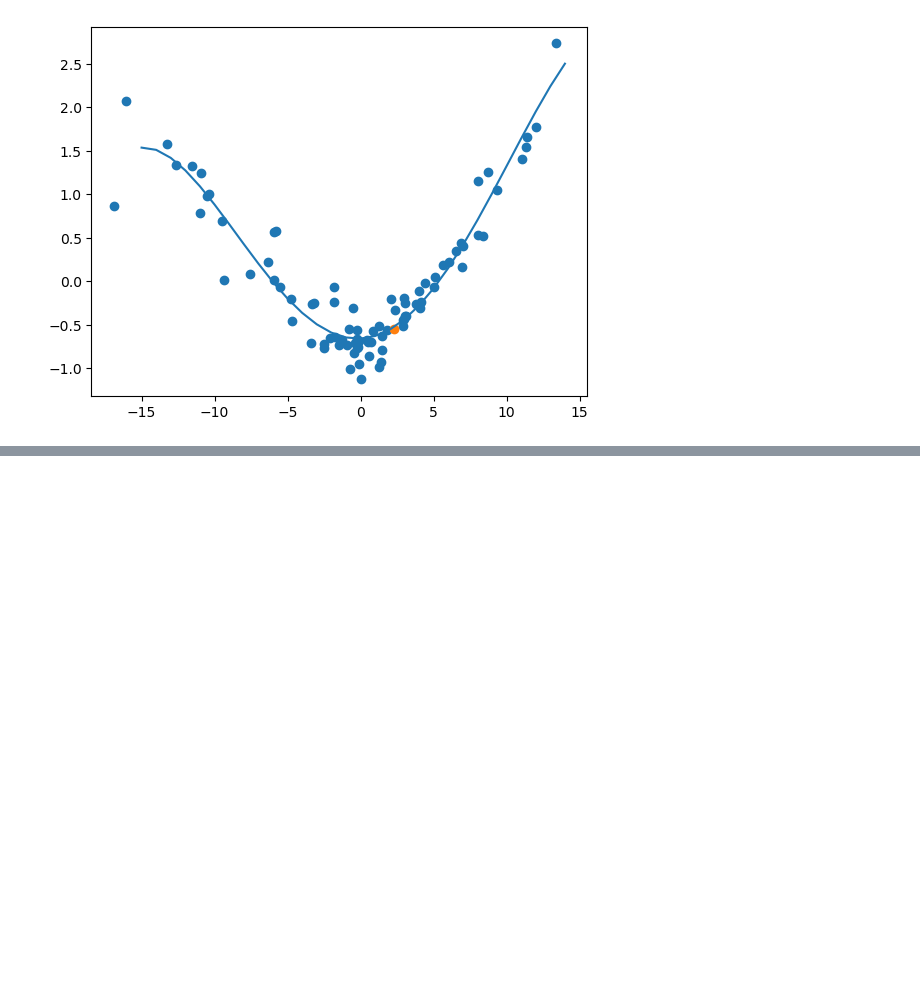
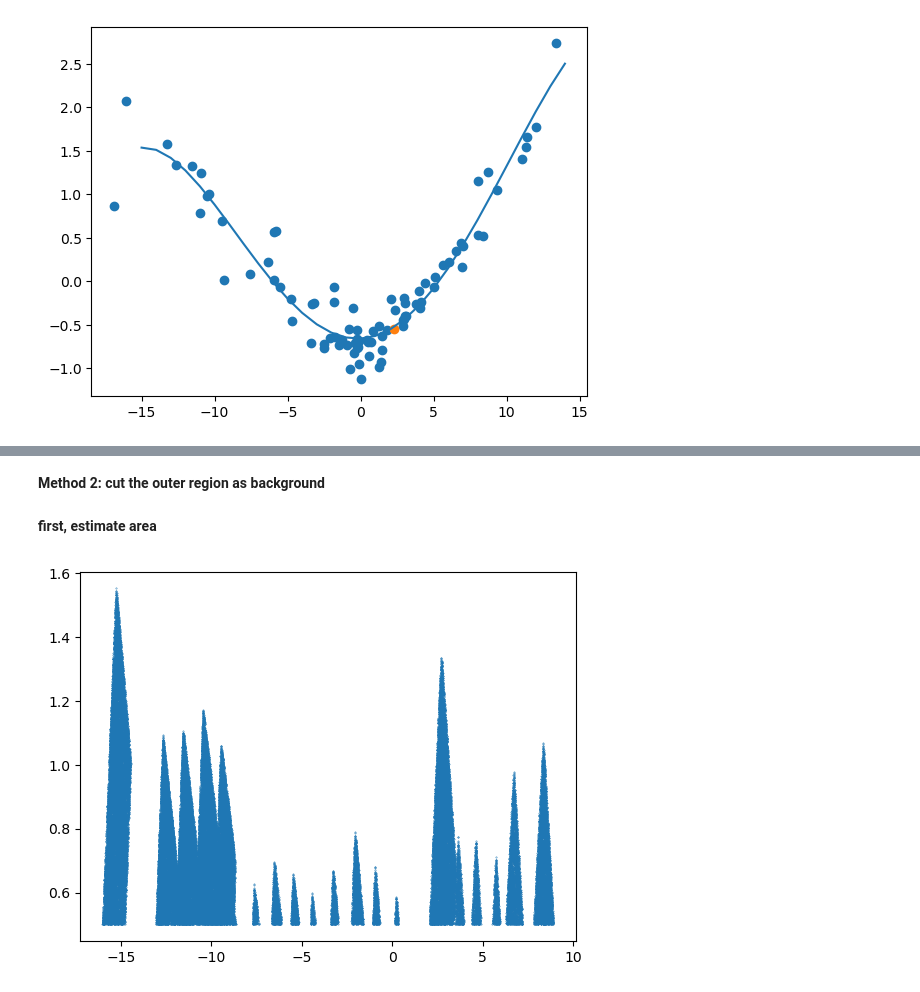
Before and after one commit to ybillchen/GC_stream, a Jupyter notebook: notebooks/GC-streams-mass.ipynb, the cells around one changed output, grey strips where cells are left out. Saved outputs shown, nothing was run; the diff lists cells and outputs as text; code cells hidden in the pictures; blank space fills up the shorter version.

```diff
--- a/notebooks/GC-streams-mass.ipynb
+++ b/notebooks/GC-streams-mass.ipynb
@@ -247,0 +558,10 @@ for seg, width in zip(segs, gaus_widths):
+# %% [markdown]
+**Method 2: cut the outer region as background**
+# %% [markdown]
+**first, estimate area**
+# %%
+# all data
+all_i19 = sd.StreamDataset('Ibata+19', None, data['RAJ2000'], data['DEJ2000'], None, None,
+        None, data['r0mag'], data['g0mag']-data['r0mag'], None, None, None, None, None, gc.loc['Pal_5'])
+all_i19.construct_greatcircle_coord(GreatCircle=ds_i24['Pal_5'].GreatCircle)
+all_i19.construct_polynomial_coord(p=ds_i24['Pal_5'].p, deg=4)
@@ -247,0 +589,10 @@ for seg, width in zip(segs, gaus_widths):
+# %%
+
+x = all_i19.phi1[all_i19.phi2hat>=bg_start]
+y = all_i19.phi2hat[all_i19.phi2hat>=bg_start]
+plt.scatter(x,y, s=0.1)
+
+grid_size = 0.1
+counts = binned_statistic_2d(x, y, None, 'count', bins=[np.arange(-14,10,grid_size), np.arange(bg_start,1.5,grid_size)])[0].astype(int)
+# %% [output]
+[figure, added]
```
Also changed, not shown: parts of 33 cells of this notebook, 2 other files.
